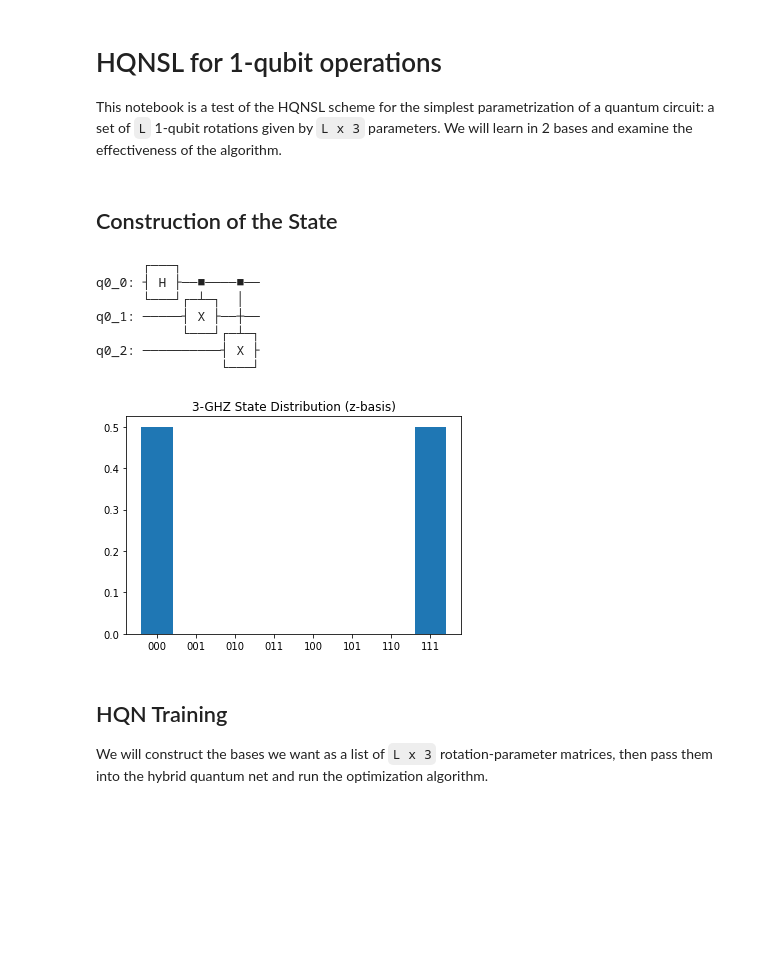
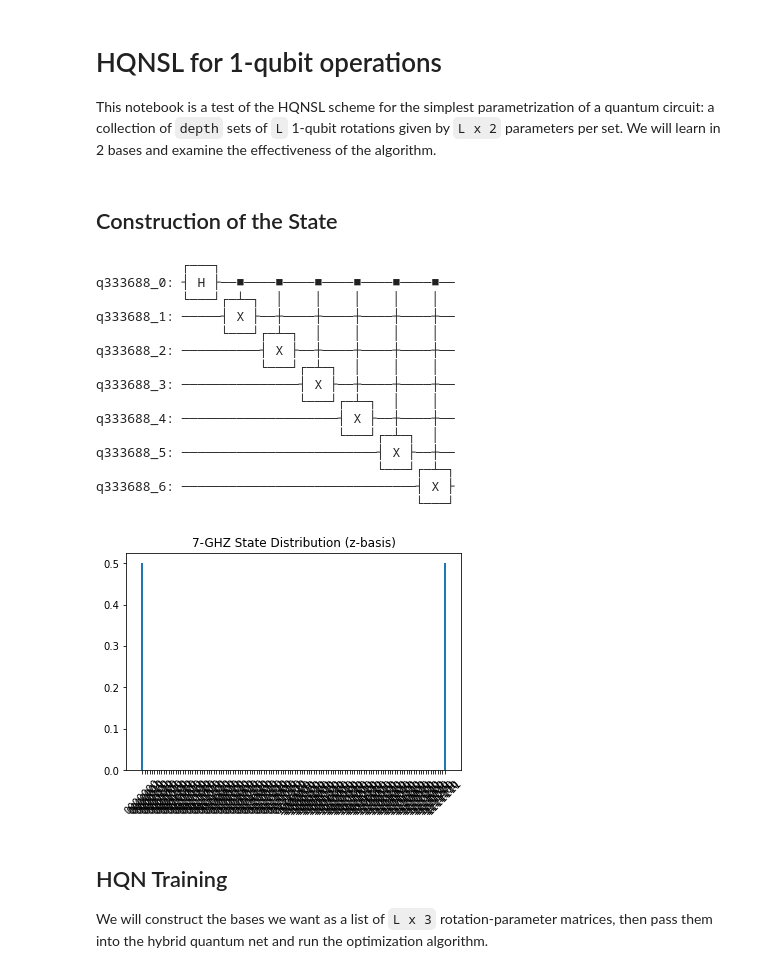
Before and after one commit to jz-lu/symmetry-learning, a Jupyter notebook: HQN.ipynb, the cells around one changed output. Drawn from its saved outputs; the diff is of its cells as text; code cells hidden in the pictures; blank space fills up the shorter version.

```diff
--- a/HQN.ipynb
+++ b/HQN.ipynb
@@ -1,6 +1,6 @@
 # %% [markdown]
 # HQNSL for 1-qubit operations
-This notebook is a test of the HQNSL scheme for the simplest parametrization of a quantum circuit: a set of `L` 1-qubit rotations given by `L x 3` parameters. We will learn in 2 bases and examine the effectiveness of the algorithm.
+This notebook is a test of the HQNSL scheme for the simplest parametrization of a quantum circuit: a collection of `depth` sets of `L` 1-qubit rotations given by `L x 2` parameters per set. We will learn in 2 bases and examine the effectiveness of the algorithm.
 # %%
 from __helpers import qubit_expansion, rand_basis
 from ___constants import PARAM_PER_QUBIT_PER_DEPTH
@@ -24,7 +24,7 @@ algorithm to use, learning rate, maximum iterations, etc.
 """
 CIRCUIT_DEPTH = 2 # Depth of the parameterized quantum circuit
 STATE_TYPE = 'GHZ'
-NUM_QUBITS = 3
+NUM_QUBITS = 7
 USE_REGULARIZER = False
 # %%
 """[Notes on the states]
@@ -33,41 +33,50 @@ Confusingly, the cluster state is actually NUM_QUBITS^2 qubits rather than NUM_Q
 This is due to the way the circuit is designed. The rest are as you would expect.
 """
 
 if STATE_TYPE == 'GHZ':
     # Prepare: GHZ State (from: Q-circuit)
     from GHZ_generator import GHZ_state_circuit
     state = Statevector.from_int(0, 2**NUM_QUBITS)
     qc = GHZ_state_circuit(L=NUM_QUBITS)
     print(qc)
     state = state.evolve(qc)
 elif STATE_TYPE == 'XY':
     # Prepare: XY(L) (from: ED)
     from XY_generator import xy_ground_state
     state = Statevector(xy_ground_state(NUM_QUBITS).numpy())
 elif STATE_TYPE == 'Cluster':
     # Prepare cluster(L) (from: Q-circuit)
     from cluster_generator import cluster_state_circuit
     state = Statevector.from_int(0, 2**(NUM_QUBITS**2))
     qc = cluster_state_circuit(NUM_QUBITS)
     print(qc)
     state = state.evolve(qc)
 else:
     raise TypeError("Invalid state type specified.")
 param_shape = (state.num_qubits, CIRCUIT_DEPTH+1, PARAM_PER_QUBIT_PER_DEPTH)
 
 # Visualize the distribution
 plt.bar(qubit_expansion(state.num_qubits), state.probabilities())
+plt.xticks(rotation=45)
 plt.title(f"{NUM_QUBITS}-{STATE_TYPE} State Distribution (z-basis)")
 plt.show()
 # %% [output]
-      ┌───┐
-q0_0: ┤ H ├──■────■──
-      └───┘┌─┴─┐  │
-q0_1: ─────┤ X ├──┼──
-           └───┘┌─┴─┐
-q0_2: ──────────┤ X ├
-                └───┘
+           ┌───┐
+q333688_0: ┤ H ├──■────■────■────■────■────■──
+           └───┘┌─┴─┐  │    │    │    │    │
+q333688_1: ─────┤ X ├──┼────┼────┼────┼────┼──
+                └───┘┌─┴─┐  │    │    │    │
+q333688_2: ──────────┤ X ├──┼────┼────┼────┼──
+                     └───┘┌─┴─┐  │    │    │
+q333688_3: ───────────────┤ X ├──┼────┼────┼──
+                          └───┘┌─┴─┐  │    │
+q333688_4: ────────────────────┤ X ├──┼────┼──
+                               └───┘┌─┴─┐  │
+q333688_5: ─────────────────────────┤ X ├──┼──
+                                    └───┘┌─┴─┐
+q333688_6: ──────────────────────────────┤ X ├
+                                         └───┘
-[figure, old version]
+[figure, new version]
 # %% [markdown]
 ## HQN Training
 We will construct the bases we want as a list of `L x 3` rotation-parameter matrices, then pass them into the hybrid quantum net and run the optimization algorithm.
```
Also changed, not shown: parts of 7 cells of this notebook, 3 other files.
